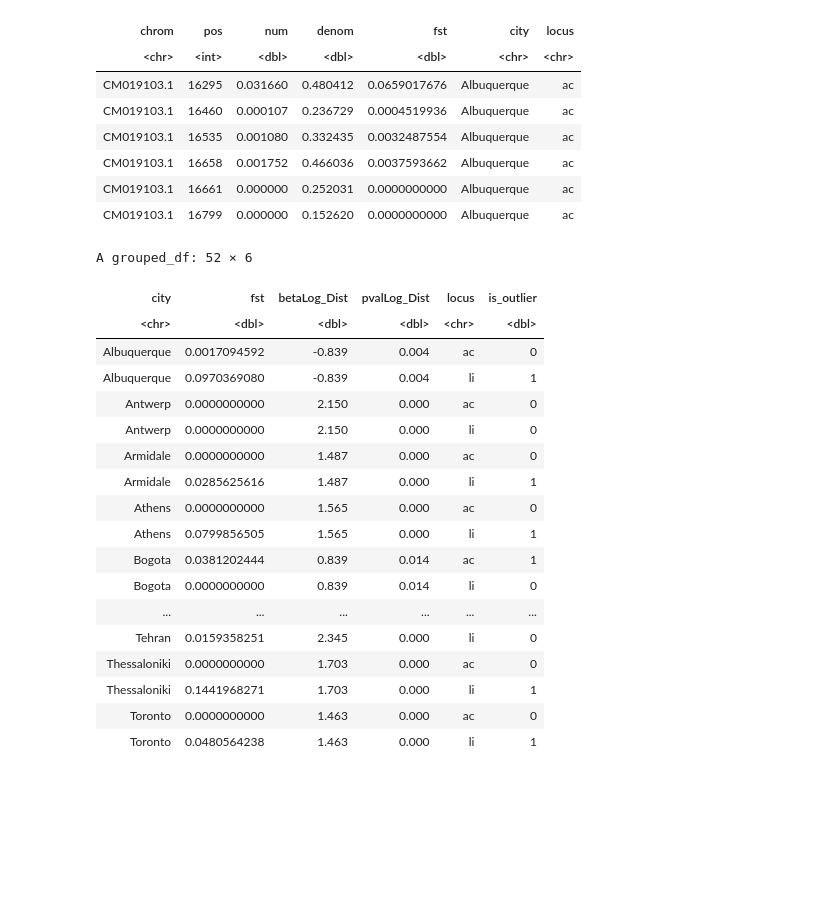
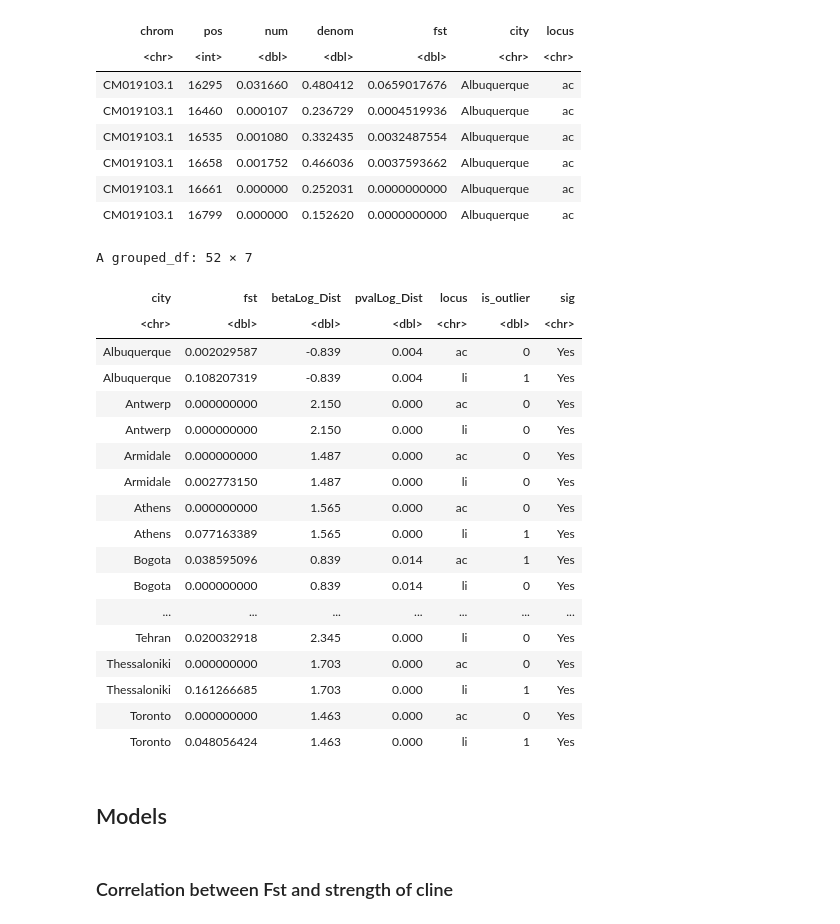
Before and after one commit to James-S-Santangelo/glue_pc, a Jupyter notebook: genomic-analyses/notebooks/hcn_loci.r.ipynb, the cells around one changed output. Saved outputs shown, nothing was run; the diff lists cells and outputs as text; code cells hidden in the pictures; blank space fills up the shorter version.

```diff
--- a/genomic-analyses/notebooks/hcn_loci.r.ipynb
+++ b/genomic-analyses/notebooks/hcn_loci.r.ipynb
@@ -105,6 +105,21 @@ estimate_p <- function(df, by_site = TRUE){
 
     return(df_out)
 }
+
+load_plant_data <- function(city){
+
+    inpath <- '../../phenotypic-analyses/data/clean/individualPlant_allCities/'
+    full_path <- paste0(inpath, city, '.csv')
+    df <- suppressMessages(read_csv(full_path)) %>%
+        dplyr::select(city, population, plant, hcn_result) %>%
+        mutate(population = as.character(population),
+               plant = as.character(plant))
+    if(city == 'Armidale'){
+        df <- separate(df, plant, sep = '-', into = c('population', 'plant'))
+    }
+
+    return(df)
+}
 # %% [markdown]
 # HCN Loci Fst outlier test
 
@@ -150,10 +215,20 @@ print(cor(all_freqs_wholeCity$meanHCN, all_freqs_wholeCity$hcn_est))
 - Load in Allele frequency estimates for both loci
 - Estimate Hudson's Fst
 - Return a single dataframe with Fst estimates for both loci and for all cities
+# %%
+qc_data_path <- '../../../../dnaSeqQC/results/qc/multiqc/multiqc_data/multiqc_qualimap_bamqc_genome_results_qualimap_bamqc.txt'
+qc_data <- suppressMessages(read_delim(qc_data_path, delim = '\t')) %>%
+    mutate(sample = str_extract(Sample, '(?<=\\|\\s)\\w+(?=$)'))
+highCovSamples <- qc_data %>%
+    filter(mean_coverage >= 0.5)
 # %%
 # Estimate urban and rural allele frequencies from genotype likelihoods
-ac_freq <- estimate_p(ac_gls, by_site = TRUE) %>% mutate(locus = 'ac')
-li_freq <- estimate_p(li_gls, by_site = TRUE) %>% mutate(locus = 'li')
+# Use only samples with coverage greater than 0.5X
+ac_gls_highCov_Only <- ac_gls %>% filter(sample %in% highCovSamples$sample)
+li_gls_highCov_Only <- li_gls %>% filter(sample %in% highCovSamples$sample)
+
+ac_freq <- estimate_p(ac_gls_highCov_Only, by_site = TRUE) %>% mutate(locus = 'ac')
+li_freq <- estimate_p(li_gls_highCov_Only, by_site = TRUE) %>% mutate(locus = 'li')
 # %% [output]
 `summarise()` has grouped output by 'city'. You can override using the `.groups` argument.
 `summarise()` has grouped output by 'city'. You can override using the `.groups` argument.
@@ -284,30 +333,34 @@ neutral_fst_quantile_df <- obs_fst_df %>%
     map_dfr(., get_quantile)
 # %%
 all_stats_df <- left_join(all_freqs, neutral_fst_quantile_df, by = c('city', 'locus')) %>%
-    left_join(., numSites_fst, by = c('city', 'locus')) %>%
     mutate(fst = ifelse(fst < 0, 0, fst),
            is_outlier = ifelse(fst > quant, 1, 0)) %>%
-    dplyr::select(-starts_with('n_'), -starts_with('p_'), -continent)
+    dplyr::select(-starts_with('n_'), -starts_with('p_'), -continent) %>%
+    mutate(sig = ifelse(pvalLog_Dist < 0.05, 'Yes', 'No'))
 # %%
 all_stats_df %>%
-    dplyr::select(city, fst, betaLog_Dist, pvalLog_Dist, locus, is_outlier)
+    dplyr::select(city, fst, betaLog_Dist, pvalLog_Dist, locus, is_outlier, sig)
 # %% [output]
-A grouped_df: 52 × 6
+A grouped_df: 52 × 7
-| city | fst | betaLog_Dist | pvalLog_Dist | locus | is_outlier |
-| <chr> | <dbl> | <dbl> | <dbl> | <chr> | <dbl> |
-| Albuquerque | 0.0017094592 | -0.839 | 0.004 | ac | 0 |
-| Albuquerque | 0.0970369080 | -0.839 | 0.004 | li | 1 |
-| Antwerp | 0.0000000000 | 2.150 | 0.000 | ac | 0 |
-| Antwerp | 0.0000000000 | 2.150 | 0.000 | li | 0 |
-| Armidale | 0.0000000000 | 1.487 | 0.000 | ac | 0 |
-| Armidale | 0.0285625616 | 1.487 | 0.000 | li | 1 |
-| Athens | 0.0000000000 | 1.565 | 0.000 | ac | 0 |
-| Athens | 0.0799856505 | 1.565 | 0.000 | li | 1 |
-| Bogota | 0.0381202444 | 0.839 | 0.014 | ac | 1 |
-| Bogota | 0.0000000000 | 0.839 | 0.014 | li | 0 |
-| ... | ... | ... | ... | ... | ... |
-| Tehran | 0.0159358251 | 2.345 | 0.000 | li | 0 |
-| Thessaloniki | 0.0000000000 | 1.703 | 0.000 | ac | 0 |
-| Thessaloniki | 0.1441968271 | 1.703 | 0.000 | li | 1 |
-| Toronto | 0.0000000000 | 1.463 | 0.000 | ac | 0 |
-| Toronto | 0.0480564238 | 1.463 | 0.000 | li | 1 |
+| city | fst | betaLog_Dist | pvalLog_Dist | locus | is_outlier | sig |
+| <chr> | <dbl> | <dbl> | <dbl> | <chr> | <dbl> | <chr> |
+| Albuquerque | 0.002029587 | -0.839 | 0.004 | ac | 0 | Yes |
+| Albuquerque | 0.108207319 | -0.839 | 0.004 | li | 1 | Yes |
+| Antwerp | 0.000000000 | 2.150 | 0.000 | ac | 0 | Yes |
+| Antwerp | 0.000000000 | 2.150 | 0.000 | li | 0 | Yes |
+| Armidale | 0.000000000 | 1.487 | 0.000 | ac | 0 | Yes |
+| Armidale | 0.002773150 | 1.487 | 0.000 | li | 0 | Yes |
+| Athens | 0.000000000 | 1.565 | 0.000 | ac | 0 | Yes |
+| Athens | 0.077163389 | 1.565 | 0.000 | li | 1 | Yes |
+| Bogota | 0.038595096 | 0.839 | 0.014 | ac | 1 | Yes |
+| Bogota | 0.000000000 | 0.839 | 0.014 | li | 0 | Yes |
+| ... | ... | ... | ... | ... | ... | ... |
+| Tehran | 0.020032918 | 2.345 | 0.000 | li | 0 | Yes |
+| Thessaloniki | 0.000000000 | 1.703 | 0.000 | ac | 0 | Yes |
+| Thessaloniki | 0.161266685 | 1.703 | 0.000 | li | 1 | Yes |
+| Toronto | 0.000000000 | 1.463 | 0.000 | ac | 0 | Yes |
+| Toronto | 0.048056424 | 1.463 | 0.000 | li | 1 | Yes |
+# %% [markdown]
+## Models
+# %% [markdown]
+### Correlation between Fst and strength of cline
```
Also changed, not shown: parts of 19 cells of this notebook.
